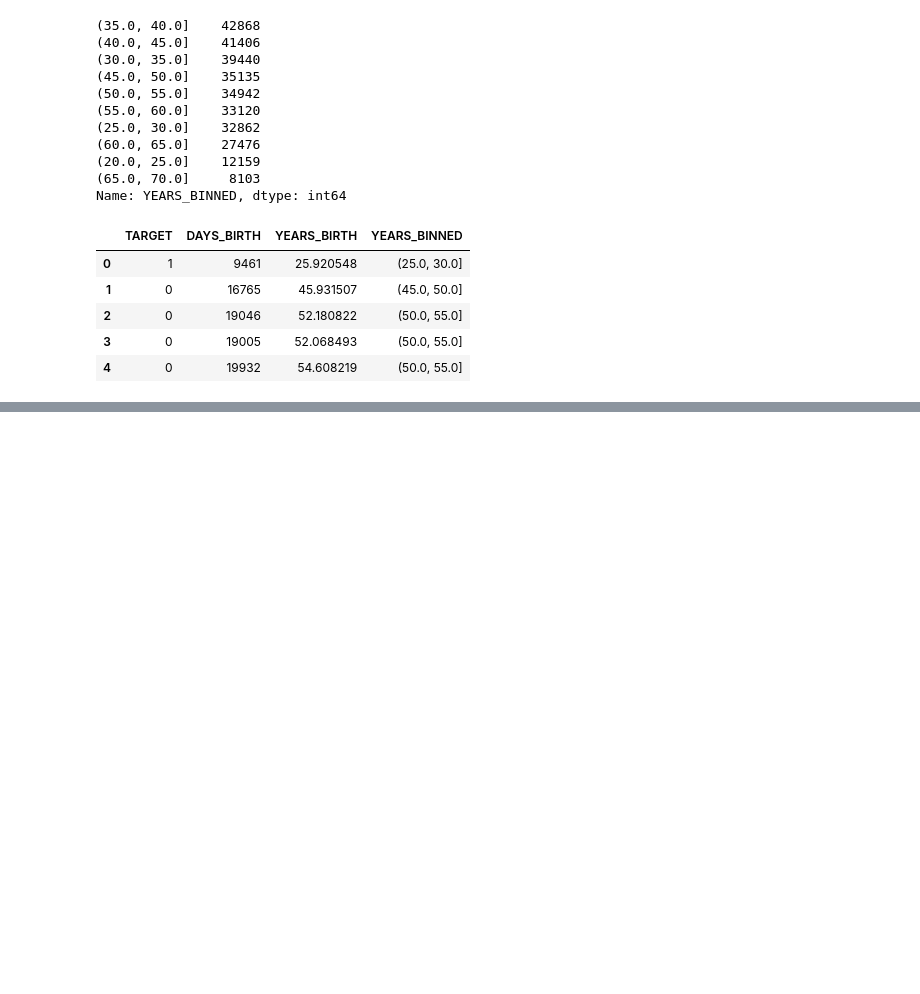
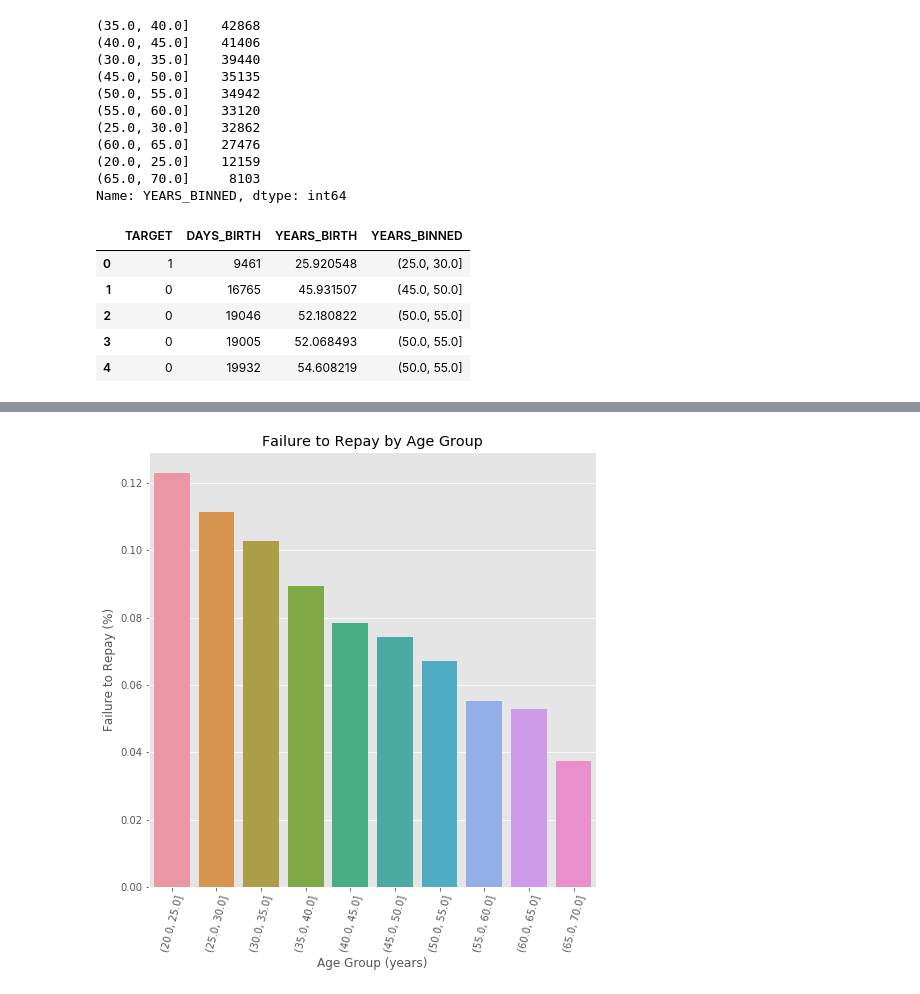
Before and after one commit to tesonwang/2nd-ML100Days, a Jupyter notebook: homework/Day_011_HW.ipynb, the cells around one changed output, grey strips where cells are left out. Saved outputs shown, nothing was run; the diff lists cells and outputs as text; code cells hidden in the pictures; blank space fills up the shorter version.

```diff
--- a/homework/Day_011_HW.ipynb
+++ b/homework/Day_011_HW.ipynb
@@ -102,14 +117,16 @@ age_groups
 # %%
 plt.figure(figsize = (8, 8))
 
 # 以年齡區間為 x, target 為 y 繪製 barplot
 """
 Your Code Here
 """
-px = age_data['YEARS_BINNED']
-py = age_data['TARGET']
+px = age_groups.index.astype(str) #age_data['YEARS_BINNED']
+py = age_groups['TARGET'] #age_data['TARGET']
 sns.barplot(px, py)
 
 # Plot labeling
 plt.xticks(rotation = 75); plt.xlabel('Age Group (years)'); plt.ylabel('Failure to Repay (%)')
 plt.title('Failure to Repay by Age Group');
+# %% [output]
+[figure, added]
```
Also changed, not shown: parts of 2 cells of this notebook.
